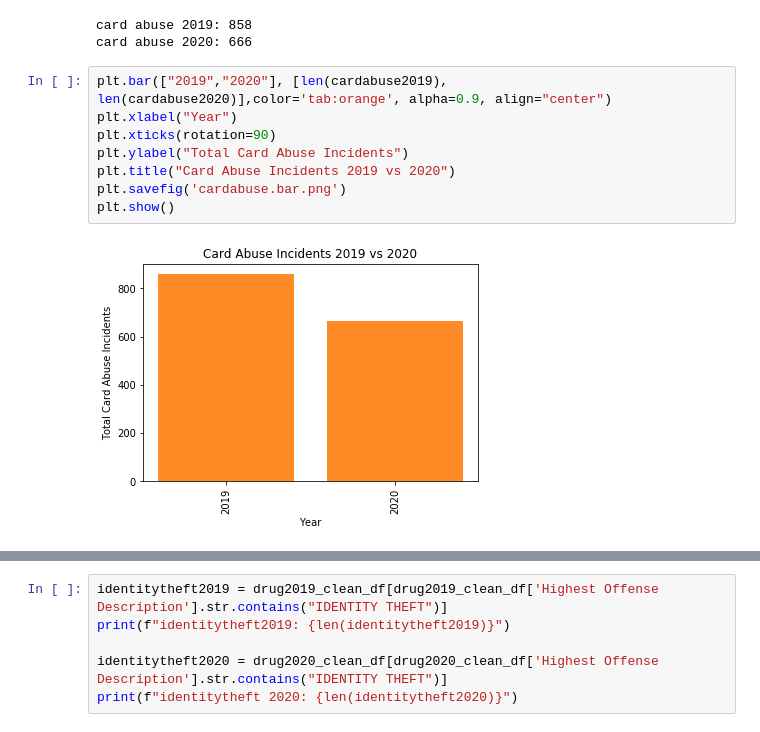
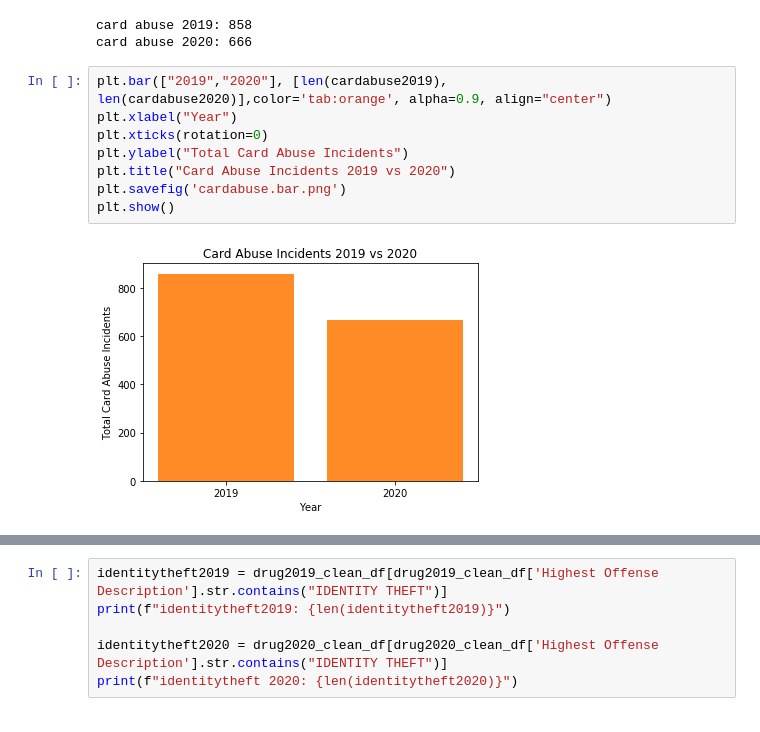
Before and after one commit to ibeth92/Crime_in_the_Time_of_COVID, a Jupyter notebook: ibet.covid.project.ipynb, the cells around one changed output, grey strips where cells are left out. Drawn from its saved outputs; the diff is of its cells as text.

```diff
--- a/ibet.covid.project.ipynb
+++ b/ibet.covid.project.ipynb
@@ -255,11 +252,11 @@ card abuse 2020: 666
 # %%
 plt.bar(["2019","2020"], [len(cardabuse2019), len(cardabuse2020)],color='tab:orange', alpha=0.9, align="center")
 plt.xlabel("Year")
-plt.xticks(rotation=90)
+plt.xticks(rotation=0)
 plt.ylabel("Total Card Abuse Incidents")
 plt.title("Card Abuse Incidents 2019 vs 2020")
 plt.savefig('cardabuse.bar.png')
 plt.show()
 # %% [output]
-[figure, old version]
+[figure, new version]
 # %%
```
Also changed, not shown: parts of 10 cells of this notebook, 6 other files.
